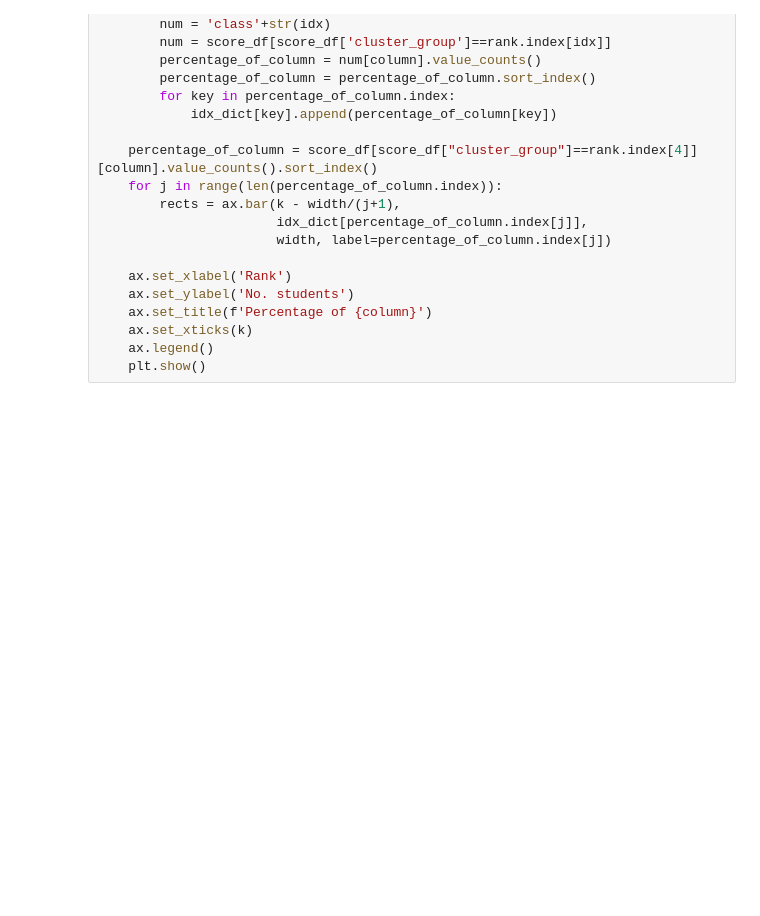
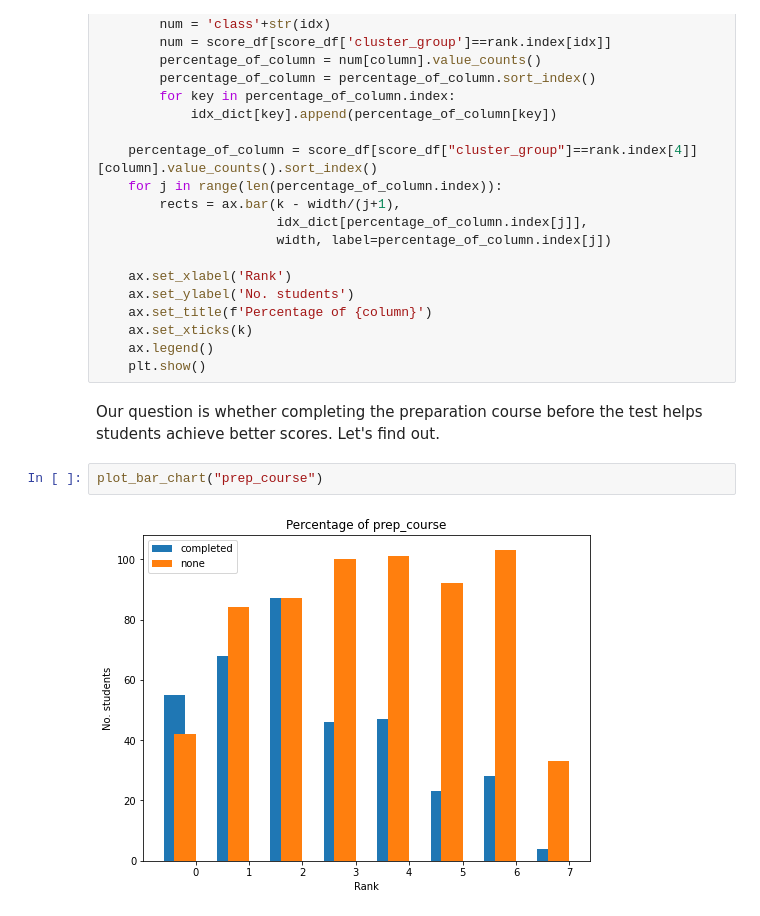
Before and after one commit to Przemyslaw11/Students_Performance_Analysis, a Jupyter notebook: analysis.ipynb, the cells around one changed output. Cells and saved outputs as stored; diff of their text form; blank space fills up the shorter version.

Commit message:
Add an analysis of the influence of the independent variables 'prep_course' and 'lunch' on students' scores

```diff
--- a/analysis.ipynb
+++ b/analysis.ipynb
@@ -216,3 +216,9 @@ def plot_bar_chart(column):
     ax.set_xticks(k)
     ax.legend()
     plt.show()
+# %% [markdown]
+Our question is whether completing the preparation course before the test helps students achieve better scores. Let's find out.
+# %%
+plot_bar_chart("prep_course")
+# %% [output]
+[figure, added]
```
Also changed, not shown: parts of 6 cells of this notebook.
